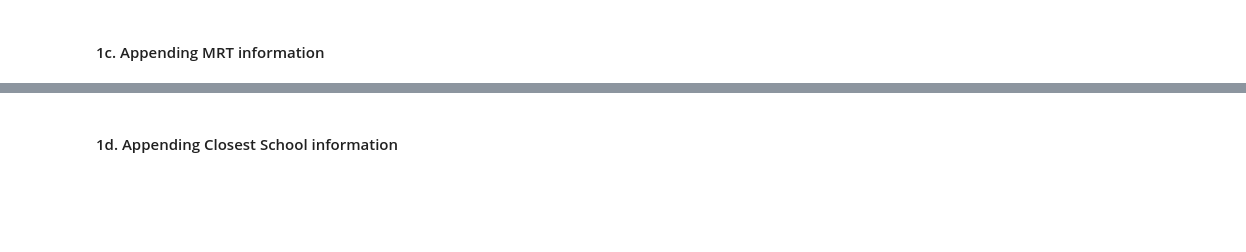
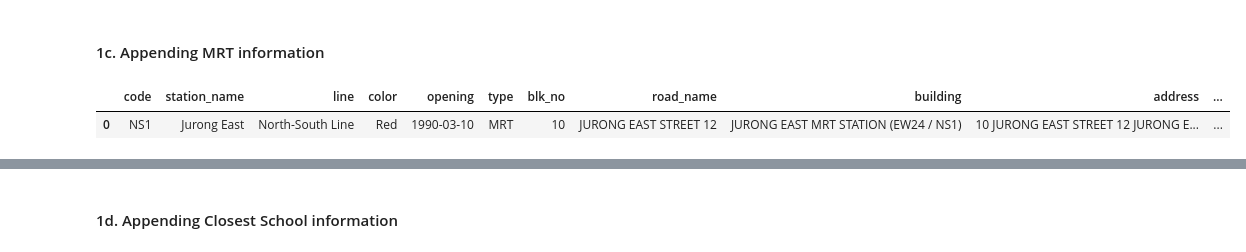
Before and after one commit to lzytimx/Portfolio, a Jupyter notebook: hdb_flats_analysis/for_syncing_datasets_cleaned.ipynb, the cells around one changed output, grey strips where cells are left out. Drawn from its saved outputs; the diff is of its cells as text; code cells hidden in the pictures; blank space fills up the shorter version.

```diff
--- a/hdb_flats_analysis/for_syncing_datasets_cleaned.ipynb
+++ b/hdb_flats_analysis/for_syncing_datasets_cleaned.ipynb
@@ -176,3 +176,12 @@ mrt_gdf["OPENING"] = pd.to_datetime(mrt_gdf["OPENING"])
+# %%
+mrt_file_loc = "../datasets/mrt_lrt_stations.csv"
+mrt_df = pd.read_csv(mrt_file_loc, parse_dates=["opening"], index_col=0)
+mrt_gdf = gpd.GeoDataFrame(mrt_df, geometry=gpd.points_from_xy(mrt_df["x"], mrt_df["y"]))
+
+mrt_gdf.head(1)
+# %% [output]
+|  | code | station_name | line | color | opening | type | blk_no | road_name | building | address | ... |
+| 0 | NS1 | Jurong East | North-South Line | Red | 1990-03-10 | MRT | 10 | JURONG EAST STREET 12 | JURONG EAST MRT STATION (EW24 / NS1) | 10 JURONG EAST STREET 12 JURONG E... | ... |
 # %%
 def find_closest_station(row, mrt_gdf):
     """Remove comments for the following 3 lines if you want the closest MRT at the time of transaction"""
```
Also changed, not shown: parts of 18 cells of this notebook, 2 other files.
